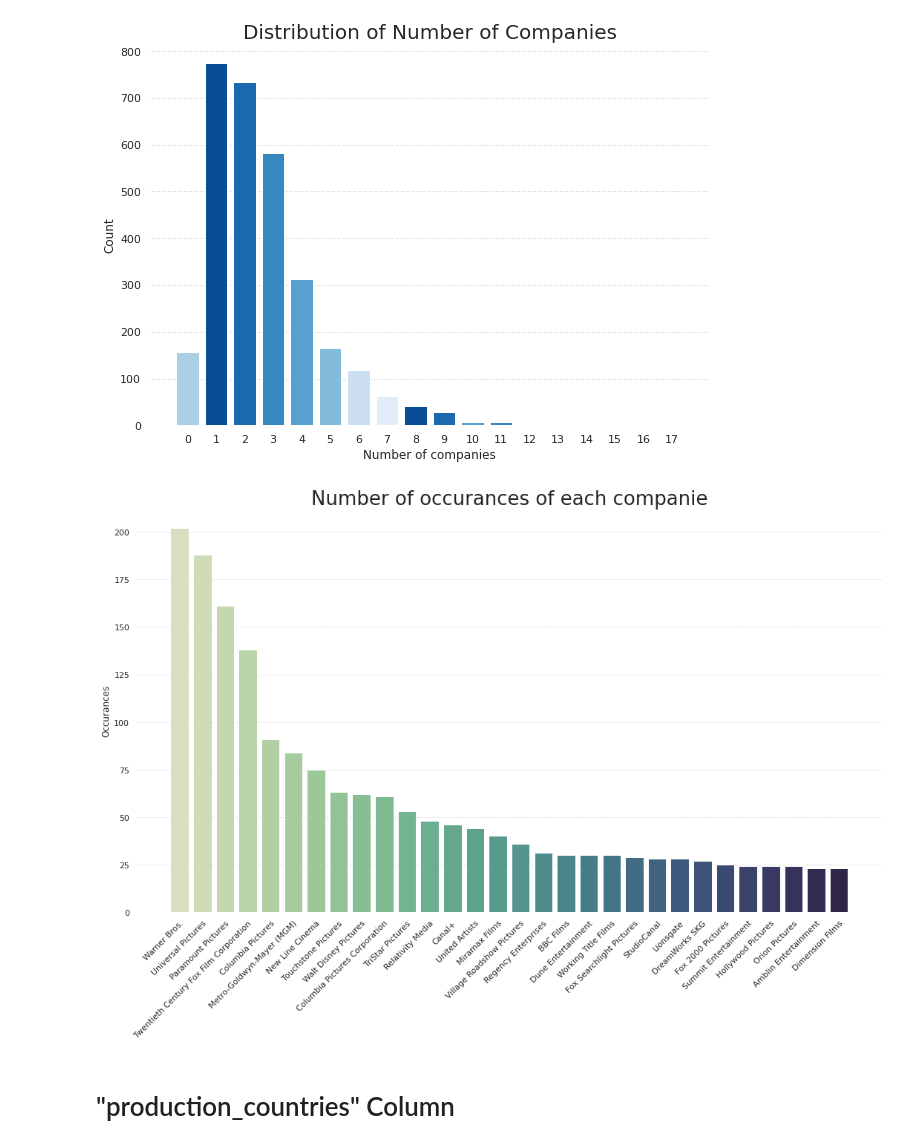
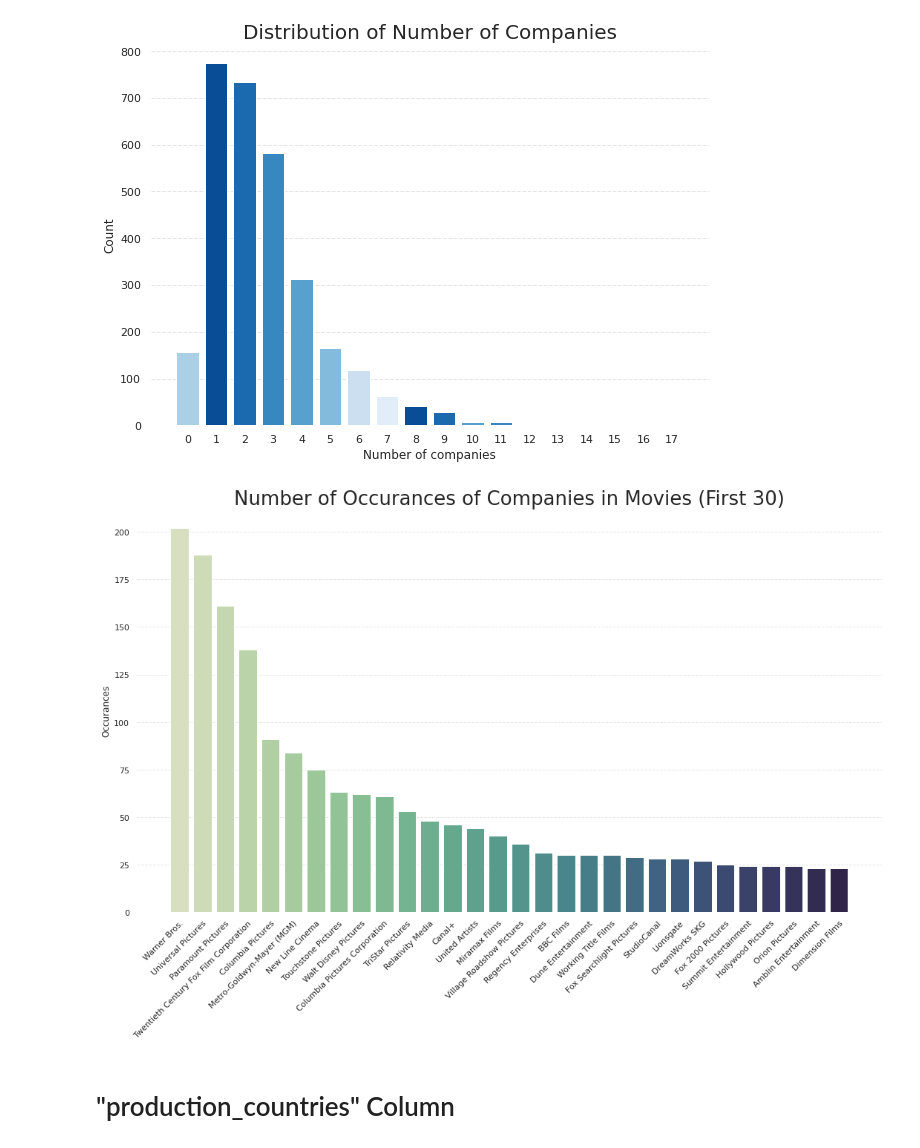
Before and after one commit to pedrohortencio/kaggle-competitions, a Jupyter notebook: TMDB/TMDB.ipynb, the cells around one changed output. Saved outputs shown, nothing was run; the diff lists cells and outputs as text; code cells hidden in the pictures.

Commit message:
add new visualizations

```diff
--- a/TMDB/TMDB.ipynb
+++ b/TMDB/TMDB.ipynb
@@ -259,28 +241,28 @@ plt.show();
 # %%
 list_of_companies = list(df_train['production_companies'].apply(lambda x: [i['name'] for i in x] if x != {} else []).values)
 count_companies = Counter([i for j in list_of_companies for i in j]).most_common(30)
 
 companies_names = []
 occurance_values = []
 
 for companie in count_companies:
     name, value = companie
 
     companies_names.append(name)
     occurance_values.append(value)
 
 fig = plt.figure(figsize=(18, 10))
 plt.bar(x=companies_names, height=occurance_values, color=sns.color_palette("ch:start=.5,rot=-.75", n_colors=31))
 
 plt.xticks(rotation=45, rotation_mode="anchor", ha='right')
 plt.box(False)
 plt.grid(axis='y', alpha=0.5, ls='--')
-plt.title("Number of occurances of each companie", size=26)
+plt.title("Number of Occurances of Companies in Movies (First 30)", size=26)
 plt.ylabel("Occurances")
 
 plt.show();
 # %% [output]
-[figure, old version]
+[figure, new version]
 # %%
 df_train['num_companies'] = df_train['production_companies'].apply(lambda x: len(x) if x != {} else 0)
 df_test['num_companies'] = df_test['production_companies'].apply(lambda x: len(x) if x != {} else 0)
```
Also changed, not shown: parts of 32 cells of this notebook.
